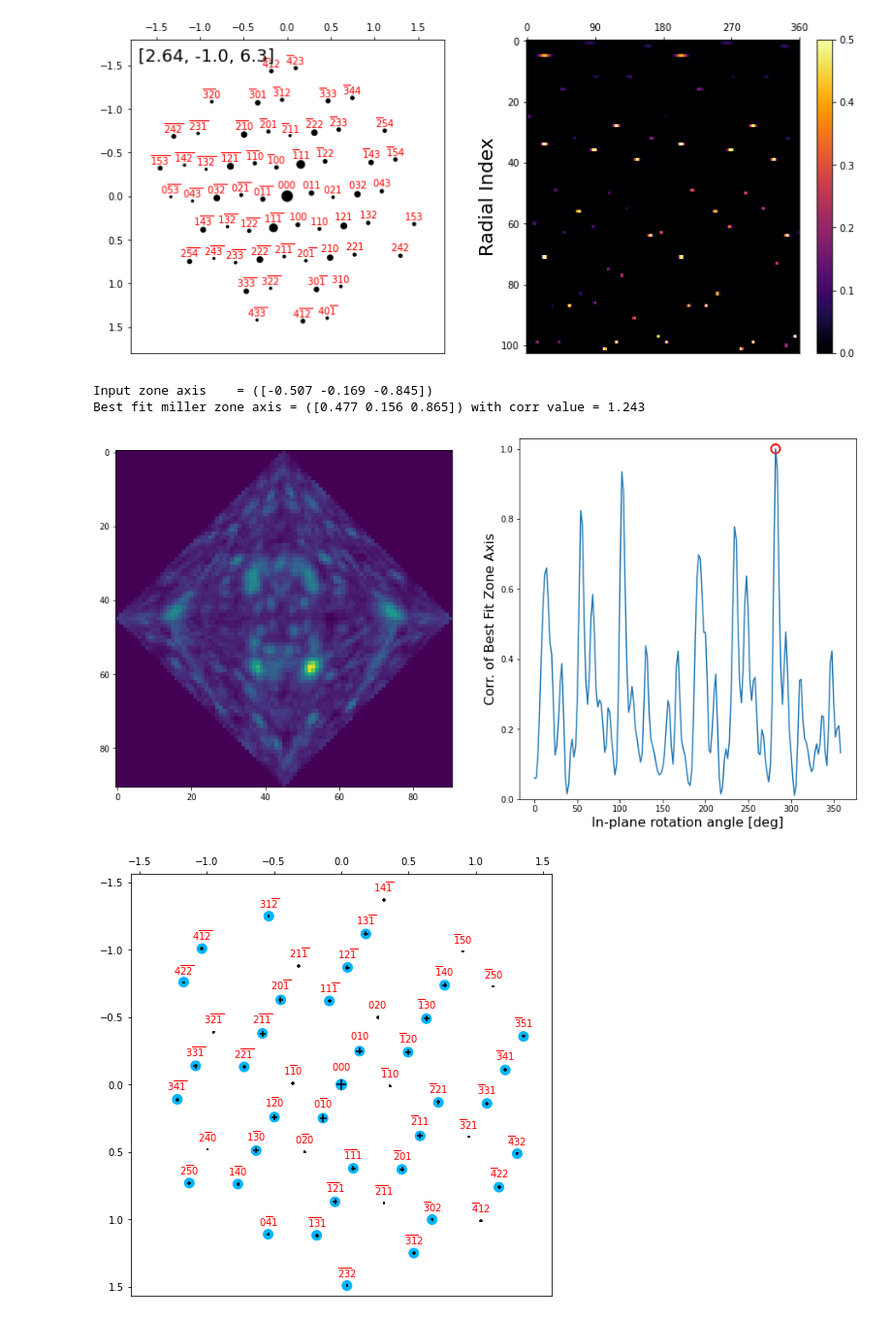
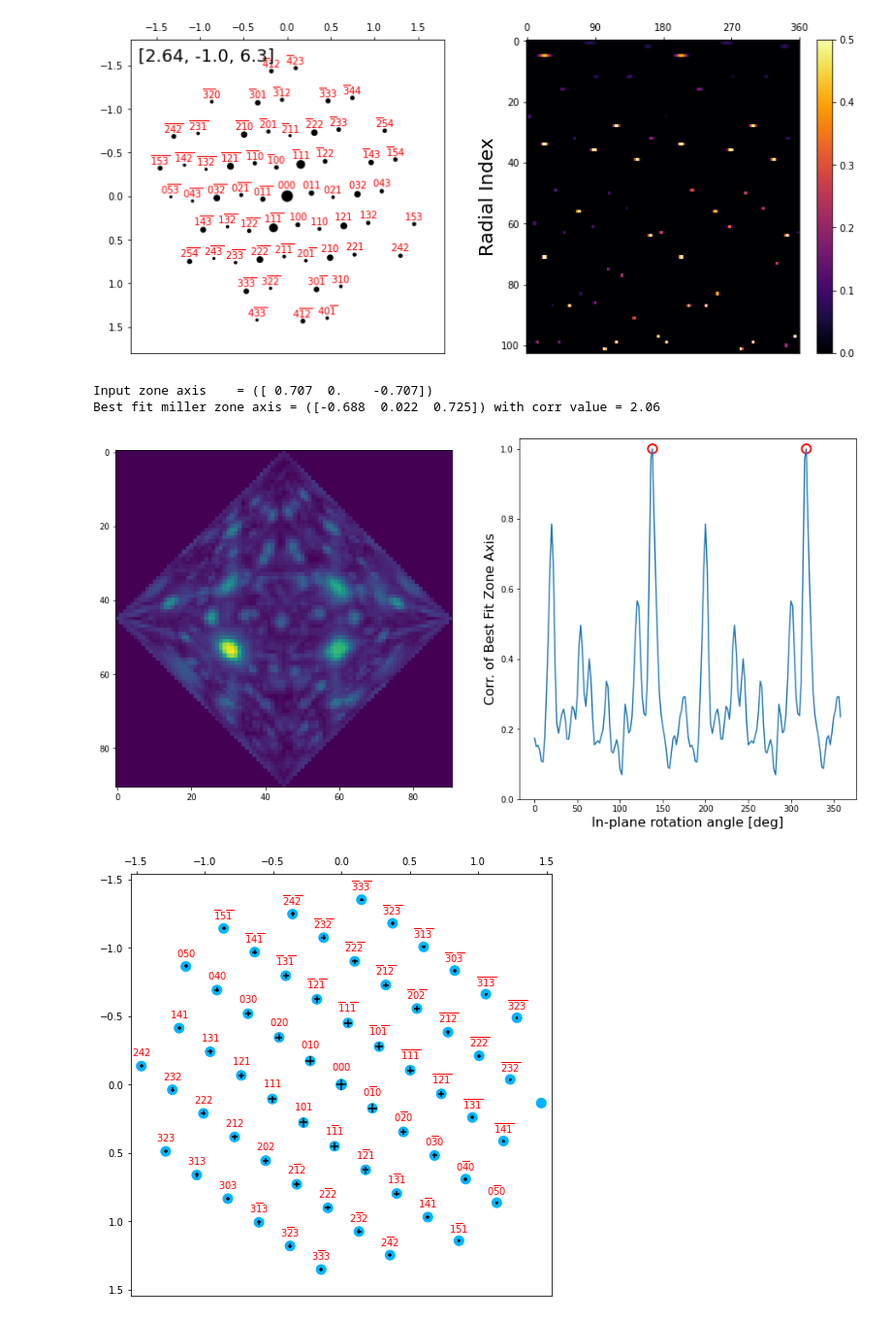
Before and after one commit to py4dstem/py4DSTEM_tutorials, a Jupyter notebook: notebooks/acom/ACOM_basics_03_tricilinic.ipynb, the cells around one changed output. Shown at 97% size. Saved outputs shown, nothing was run; the diff lists cells and outputs as text; code cells hidden in the pictures.

```diff
--- a/notebooks/acom/ACOM_basics_03_tricilinic.ipynb
+++ b/notebooks/acom/ACOM_basics_03_tricilinic.ipynb
@@ -123,41 +123,42 @@ fig, ax = crystal.plot_orientation_plan(
 # fig.savefig('plot_03_plan_05.pdf')
 # %%
 # Testing some matches - this cell shows the orientation correlogram, and the best match for both zone axis and in-plane rotation.
-zone_axis_test = np.array([-3,-1,-5])
+zone_axis_test = np.array([1,0,-1])
+# zone_axis_test = np.array([-3,-1,-5])
 
 bragg_peaks = crystal.generate_diffraction_pattern(
     zone_axis_miller = zone_axis_test,
     sigma_excitation_error=0.02)
 
 # Print out zone axes after normalization
 t = np.round(zone_axis_test/np.linalg.norm(zone_axis_test)*1e3)/1e3
 print('Input zone axis    = (' + str(t) + ')')
 
 # Perform matching, and plot correlation images
 orientation, fig, ax = crystal.match_single_pattern(
     bragg_peaks,
     figsize=[8,4],
     plot_corr=True,
     verbose=True,
     returnfig=True,
 #     inversion_symmetry=False,
 )
 
 # plot the match overlaid onto the input data
 bragg_peaks_fit = crystal.generate_diffraction_pattern(
     orientation=orientation,
     sigma_excitation_error=0.025)
 py4DSTEM.process.diffraction.plot_diffraction_pattern(
     bragg_peaks_fit,
     bragg_peaks_compare=bragg_peaks,
     min_marker_size=100,
     figsize=(8,8)
 )
 # %% [output]
-Input zone axis    = ([-0.507 -0.169 -0.845])
-Best fit miller zone axis = ([0.477 0.156 0.865]) with corr value = 1.243
+Input zone axis    = ([ 0.707  0.    -0.707])
+Best fit miller zone axis = ([-0.688  0.022  0.725]) with corr value = 2.06
-[figure, old version]
+[figure, new version]
-[figure, old version]
+[figure, new version]
 # %%
 # Save the correlation outputs
 # fig.savefig('plot_04_match_00.pdf')
```
Also changed, not shown: 1 other file.
